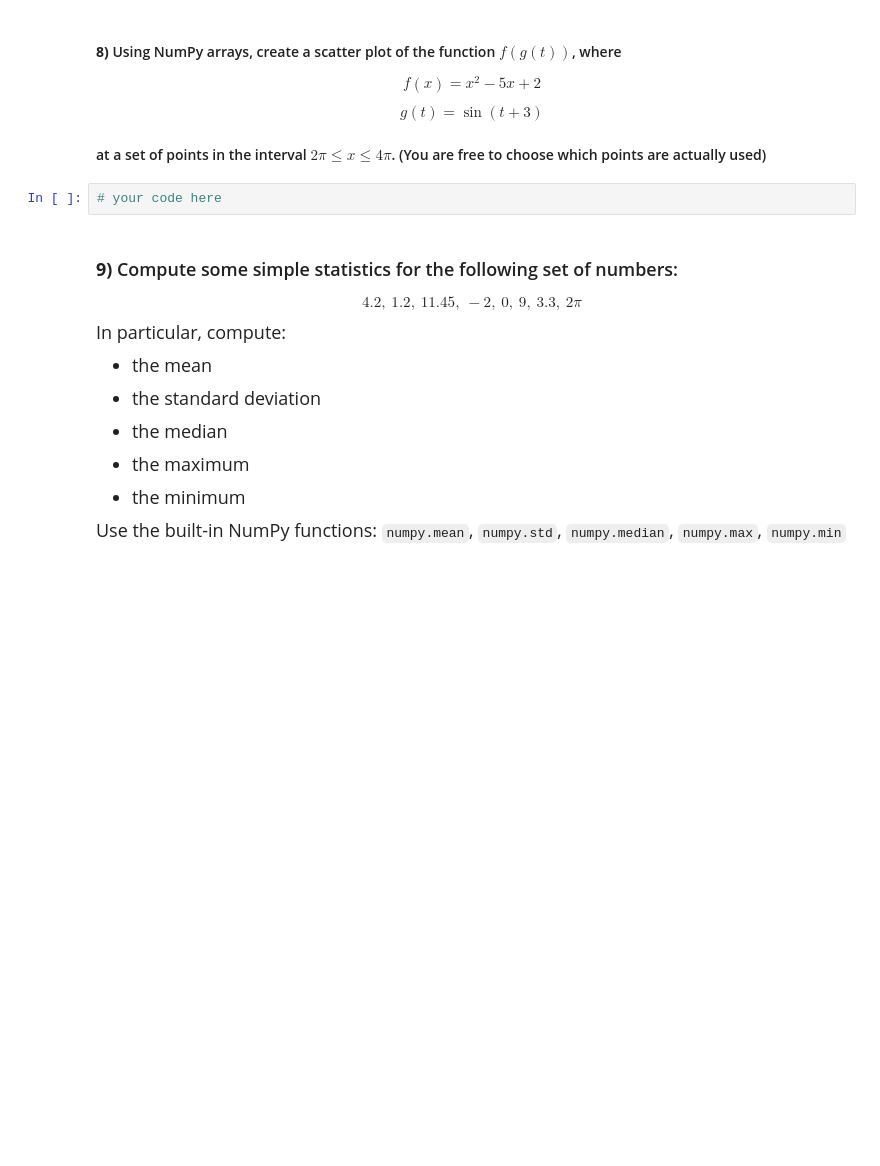
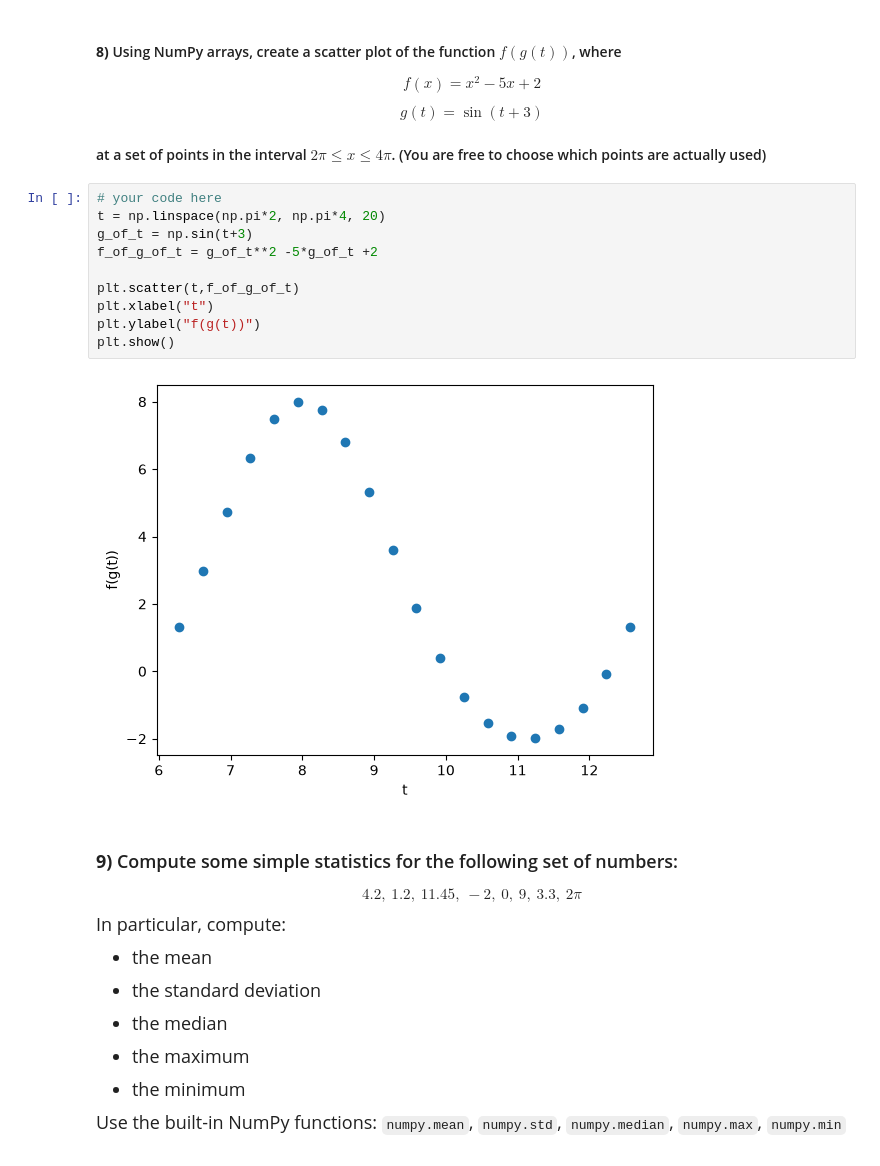
Before and after one commit to niyatiravi/datasci151fall2026, a Jupyter notebook: lecture_04_other_sequence_objects/Lecture04 copy.ipynb, the cells around one changed output. Saved outputs shown, nothing was run; the diff lists cells and outputs as text; blank space fills up the shorter version.

```diff
--- a/lecture_04_other_sequence_objects/Lecture04 copy.ipynb
+++ b/lecture_04_other_sequence_objects/Lecture04 copy.ipynb
@@ -660,6 +737,16 @@ $$ g(t) = \sin(t + 3) $$
 #### at a set of points in the interval $2\pi \leq x \leq 4\pi$. (You are free to choose which points are actually used)
 # %%
 # your code here
+t = np.linspace(np.pi*2, np.pi*4, 20)
+g_of_t = np.sin(t+3)
+f_of_g_of_t = g_of_t**2 -5*g_of_t +2
+
+plt.scatter(t,f_of_g_of_t)
+plt.xlabel("t")
+plt.ylabel("f(g(t))")
+plt.show()
+# %% [output]
+[figure, added]
 # %% [markdown]
 ### **9)** Compute some simple statistics for the following set of numbers:
 
```
Also changed, not shown: parts of 13 cells of this notebook, 1 other file.
